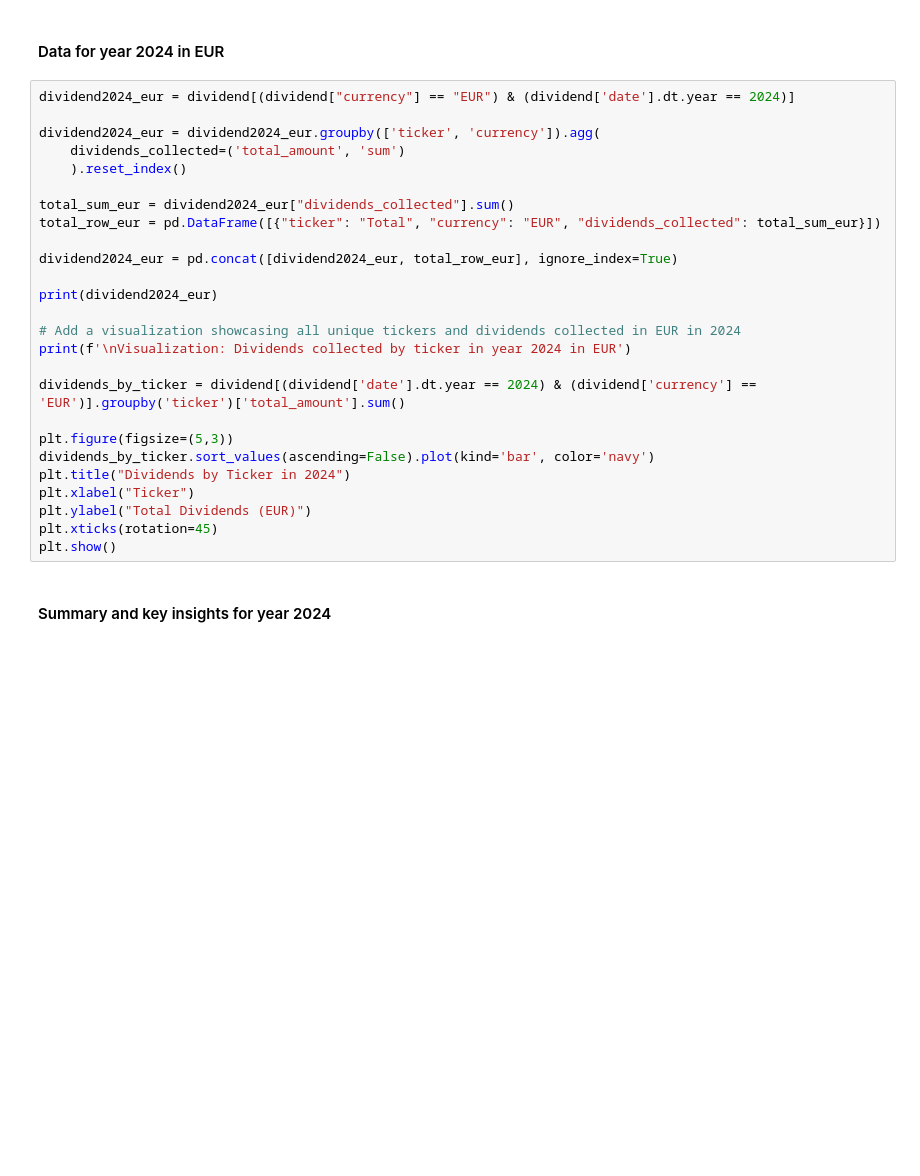
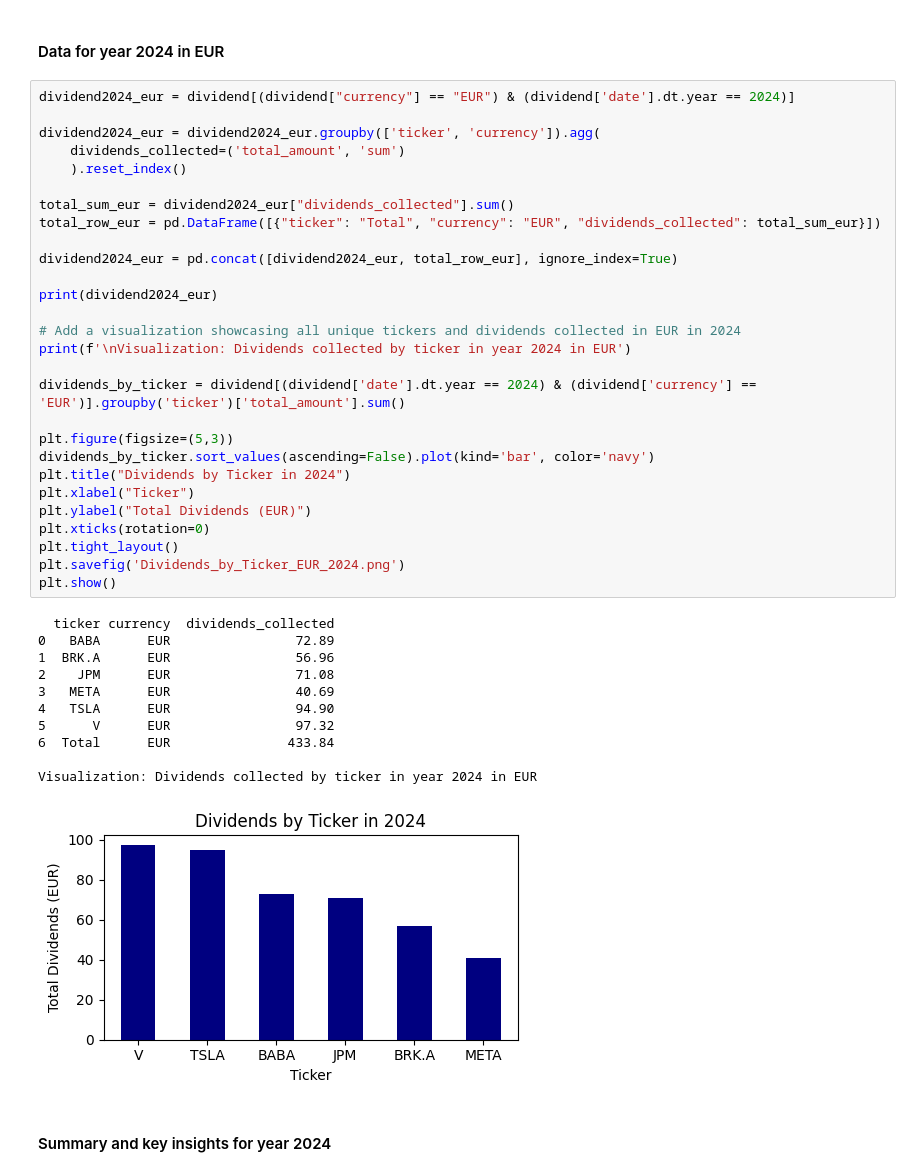
Before and after one commit to KTuzar/Revolut_Dividends_2024, a Jupyter notebook: Revolut_Dividends2024.ipynb, the cells around one changed output. Drawn from its saved outputs; the diff is of its cells as text; blank space fills up the shorter version.

```diff
--- a/Revolut_Dividends2024.ipynb
+++ b/Revolut_Dividends2024.ipynb
@@ -120,29 +151,43 @@ plt.show()
 # %%
 dividend2024_eur = dividend[(dividend["currency"] == "EUR") & (dividend['date'].dt.year == 2024)]
 
 dividend2024_eur = dividend2024_eur.groupby(['ticker', 'currency']).agg(
     dividends_collected=('total_amount', 'sum')
     ).reset_index()
 
 total_sum_eur = dividend2024_eur["dividends_collected"].sum()
 total_row_eur = pd.DataFrame([{"ticker": "Total", "currency": "EUR", "dividends_collected": total_sum_eur}])
 
 dividend2024_eur = pd.concat([dividend2024_eur, total_row_eur], ignore_index=True)
 
 print(dividend2024_eur)
 
 # Add a visualization showcasing all unique tickers and dividends collected in EUR in 2024
 print(f'\nVisualization: Dividends collected by ticker in year 2024 in EUR')
 
 dividends_by_ticker = dividend[(dividend['date'].dt.year == 2024) & (dividend['currency'] == 'EUR')].groupby('ticker')['total_amount'].sum()
 
 plt.figure(figsize=(5,3))
 dividends_by_ticker.sort_values(ascending=False).plot(kind='bar', color='navy')
 plt.title("Dividends by Ticker in 2024")
 plt.xlabel("Ticker")
 plt.ylabel("Total Dividends (EUR)")
-plt.xticks(rotation=45)
+plt.xticks(rotation=0)
+plt.tight_layout()
+plt.savefig('Dividends_by_Ticker_EUR_2024.png')
 plt.show()
+# %% [output]
+  ticker currency  dividends_collected
+0   BABA      EUR                72.89
+1  BRK.A      EUR                56.96
+2    JPM      EUR                71.08
+3   META      EUR                40.69
+4   TSLA      EUR                94.90
+5      V      EUR                97.32
+6  Total      EUR               433.84
+
+Visualization: Dividends collected by ticker in year 2024 in EUR
+[figure, added]
 # %% [markdown]
 #### Summary and key insights for year 2024
 # %%
```
Also changed, not shown: parts of 5 cells of this notebook.
